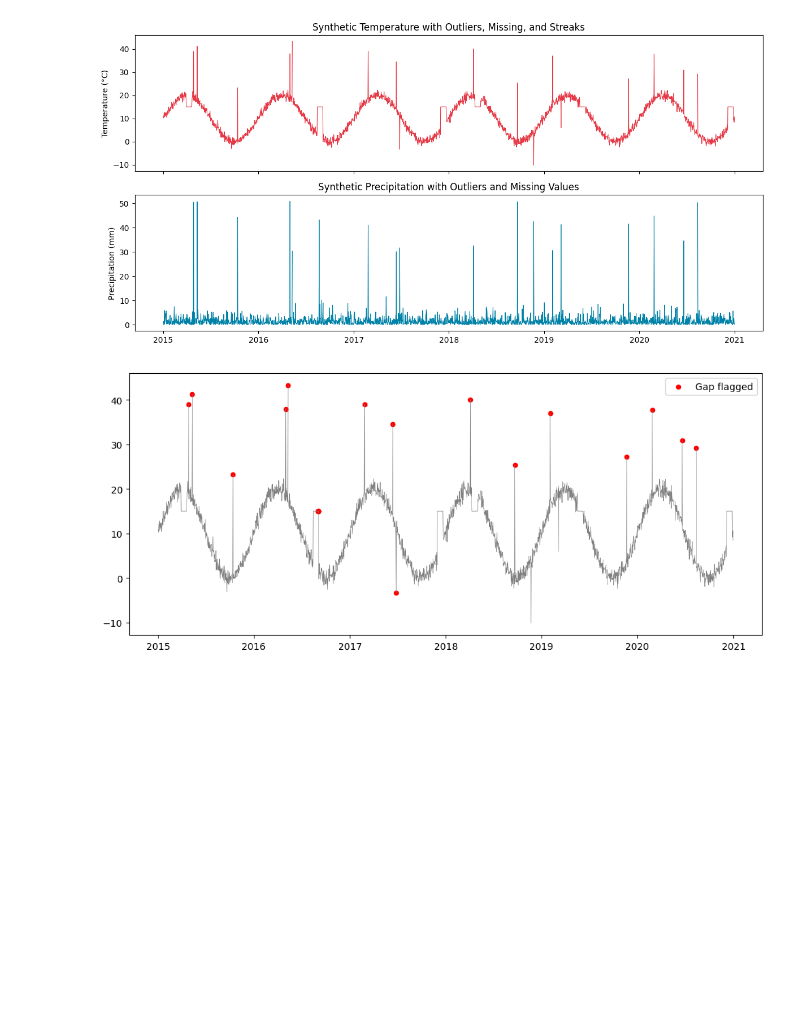
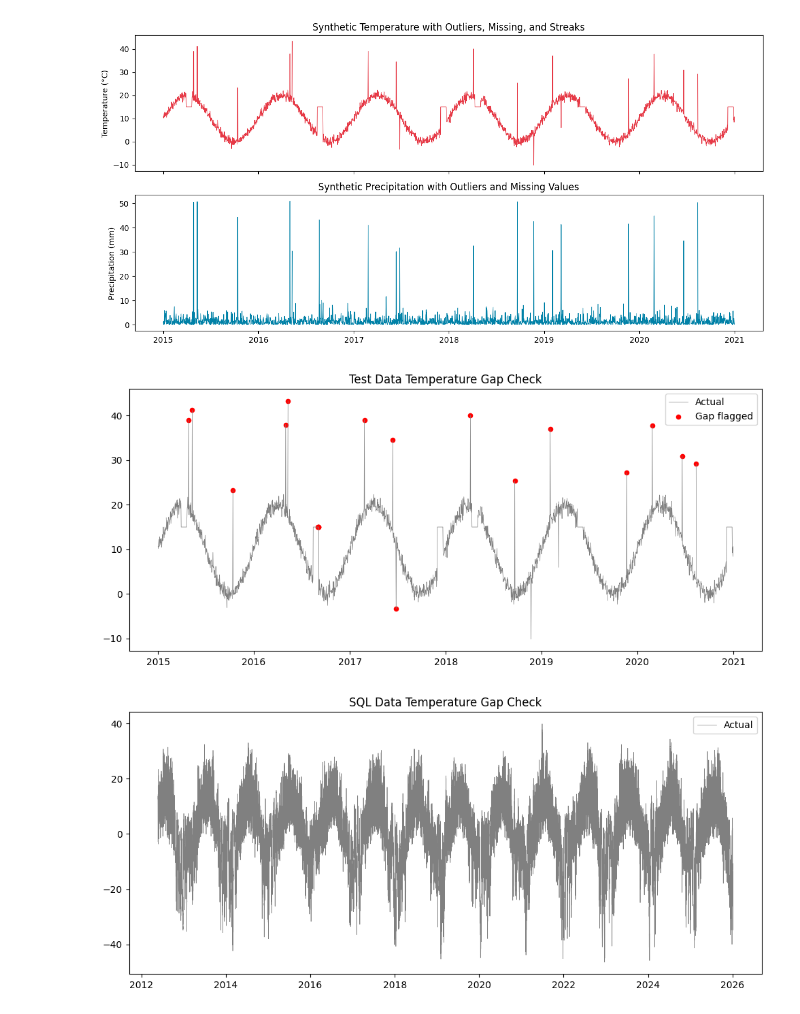
Before and after one commit to pacificclimate/crmprtd, a Jupyter notebook: Quanlity_Control/2.Outlier_check_tas.ipynb, the cells around one changed output. Drawn from its saved outputs; the diff is of its cells as text; code cells hidden in the pictures; blank space fills up the shorter version.

Commit message:
After Outlier_check_tas

```diff
--- a/Quanlity_Control/2.Outlier_check_tas.ipynb
+++ b/Quanlity_Control/2.Outlier_check_tas.ipynb
@@ -105,7 +106,7 @@ plot_weather_data(df_sql, title = 'Station data from PCDS -BlackhawkWx')
 # %% [output]
 [figure]
 # %%
-df_test = generate_synthetic_weather_data()
+df_test_tas_pr = generate_synthetic_weather_data()
 
 plot_weather_data(df_test_tas_pr, title = "Synthetic Precipitation with Outliers and Missing Values")
 # %% [output]
@@ -153,45 +154,57 @@ def gap_check_temperature(df, col="temp", gap_threshold=10):
         lower_times = sorted_times[lower_mask]
 
         if len(lower_vals) > 1:
             diffs = np.diff(lower_vals)
 
             for i in range(len(diffs)):
                 if diffs[i] > gap_threshold:
                     flagged.extend(lower_times[:i+1])  # everything below gap
                     break
 
         # --- check upper tail ---
         upper_vals = sorted_vals[upper_mask]
         upper_times = sorted_times[upper_mask]
 
         if len(upper_vals) > 1:
             diffs = np.diff(upper_vals)
 
             for i in range(len(diffs)):
                 if diffs[i] > gap_threshold:
                     flagged.extend(upper_times[i+1:])  # everything above gap
                     break
 
     return sorted(set(flagged))
 
-gap_temp = gap_check_temperature(df_test)
-gap_temp
+def process_and_plot_gaps(df, check_fun, title="Gap Check", col="temp", threshold=10):
+    # 1. Run the gap check logic
+    flagged_indices = check_fun(df, col=col, gap_threshold=threshold)
 
+    # 2. Create the plot
+    fig, ax = plt.subplots(figsize=(12, 5))
 
-fig, ax = plt.subplots(figsize=(12,5))
+    # Plot the base data
+    ax.plot(df.index, df[col], color="gray", lw=0.5, label="Actual")
 
-ax.plot(df_test.index, df_test["temp"], color="gray", lw=0.5)
+    # Overlay the flagged outliers
+    if flagged_indices:
+        ax.scatter(
+            flagged_indices,
+            df.loc[flagged_indices, col],
+            color="red",
+            s=20,
+            label="Gap flagged"
+        )
 
-ax.scatter(
-    gap_temp,
-    df_test.loc[gap_temp, "temp"],
-    color="red",
-    s=20,
-    label="Gap flagged"
-)
+    ax.set_title(title)
+    ax.legend()
+    plt.show()
 
-ax.legend()
-plt.show()
+    return flagged_indices
+
+# --- Now your main code becomes just two lines ---
+gap_temp_test = process_and_plot_gaps(df_test, gap_check_temperature, threshold = 10, col = 'temp', title="Test Data Temperature Gap Check")
+gap_temp_sql  = process_and_plot_gaps(df_sql, gap_check_temperature,  threshold = 10, col = 'temp', title="SQL Data Temperature Gap Check")
 # %% [output]
-[figure, old version]
+[figure, new version]
+[figure, added]
 # %%
```
Also changed, not shown: parts of 4 cells of this notebook, 2 other files.
